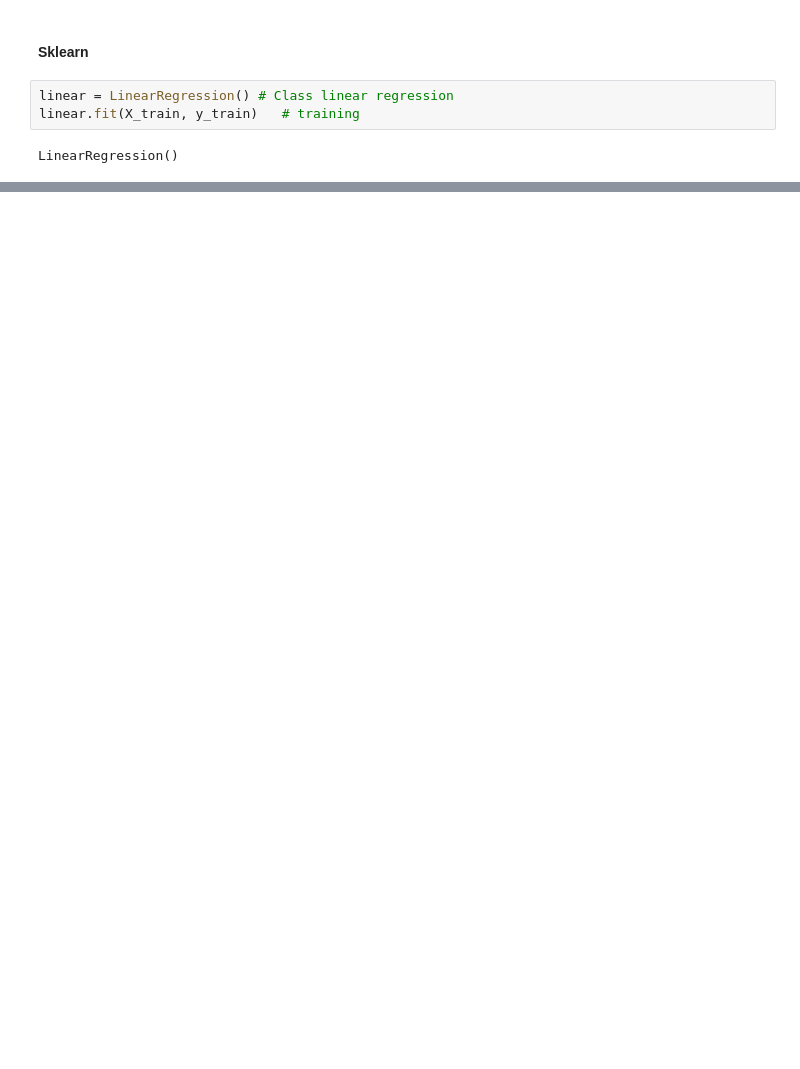
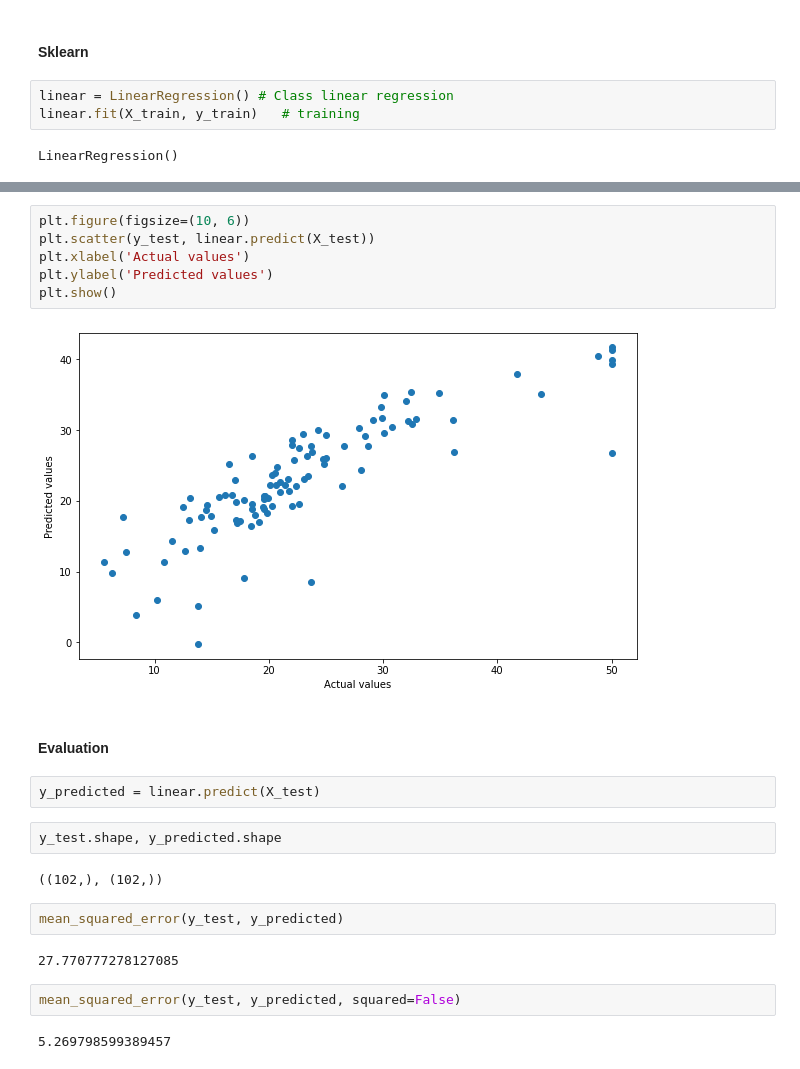
Before and after one commit to datacuriosity/MCI_Python_28S_Level_2, a Jupyter notebook: Lecture/Lecture_01+02_Linear_Regression/Lecture_01.ipynb, the cells around one changed output, grey strips where cells are left out. Cells and saved outputs as stored; diff of their text form; blank space fills up the shorter version.

```diff
--- a/Lecture/Lecture_01+02_Linear_Regression/Lecture_01.ipynb
+++ b/Lecture/Lecture_01+02_Linear_Regression/Lecture_01.ipynb
@@ -161,0 +198,24 @@ LinearRegression()
+# %%
+plt.figure(figsize=(10, 6))
+plt.scatter(y_test, linear.predict(X_test))
+plt.xlabel('Actual values')
+plt.ylabel('Predicted values')
+plt.show()
+# %% [output]
+[figure, added]
+# %% [markdown]
+#### Evaluation
+# %%
+y_predicted = linear.predict(X_test)
+# %%
+y_test.shape, y_predicted.shape
+# %% [output]
+((102,), (102,))
+# %%
+mean_squared_error(y_test, y_predicted)
+# %% [output]
+27.770777278127085
+# %%
+mean_squared_error(y_test, y_predicted, squared=False)
+# %% [output]
+5.269798599389457
```
Also changed, not shown: parts of 12 cells of this notebook.
